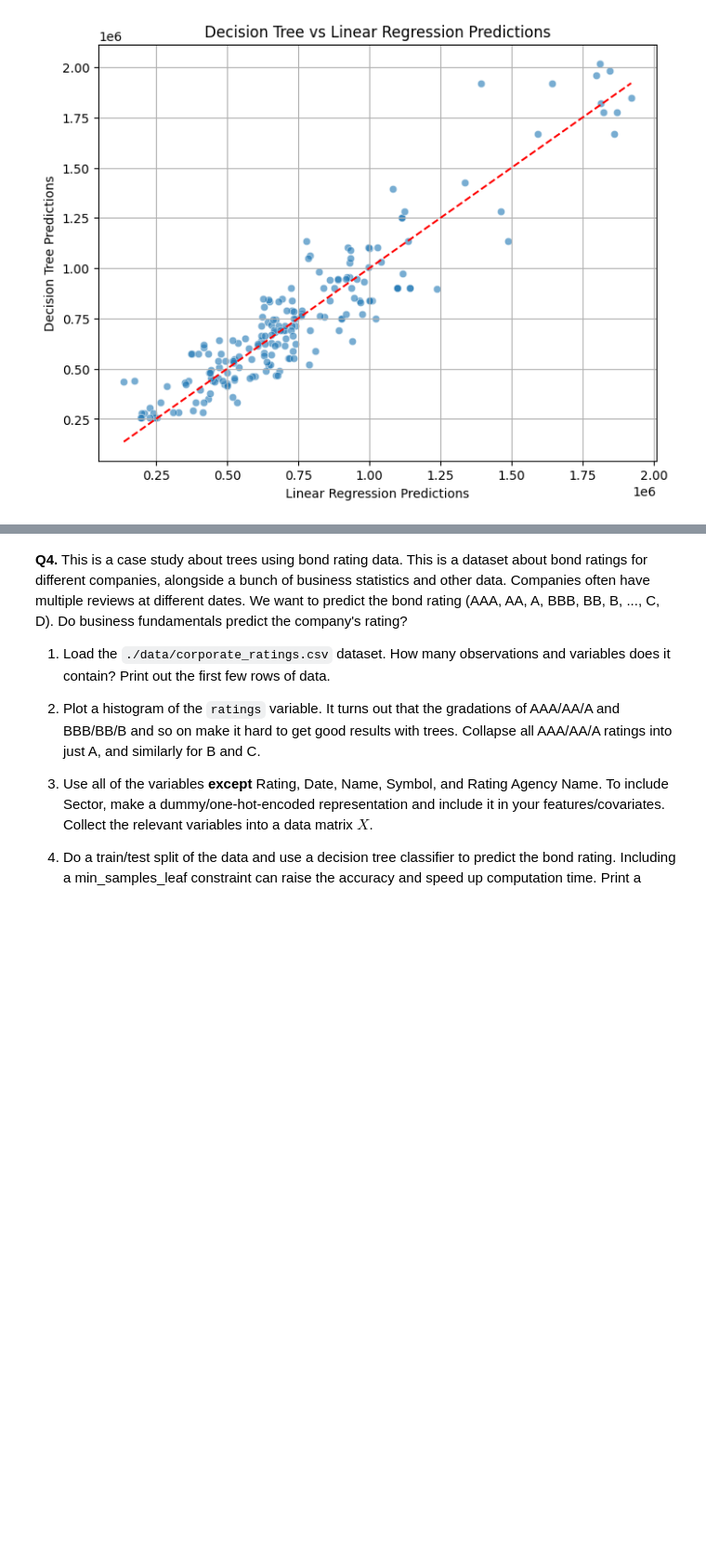
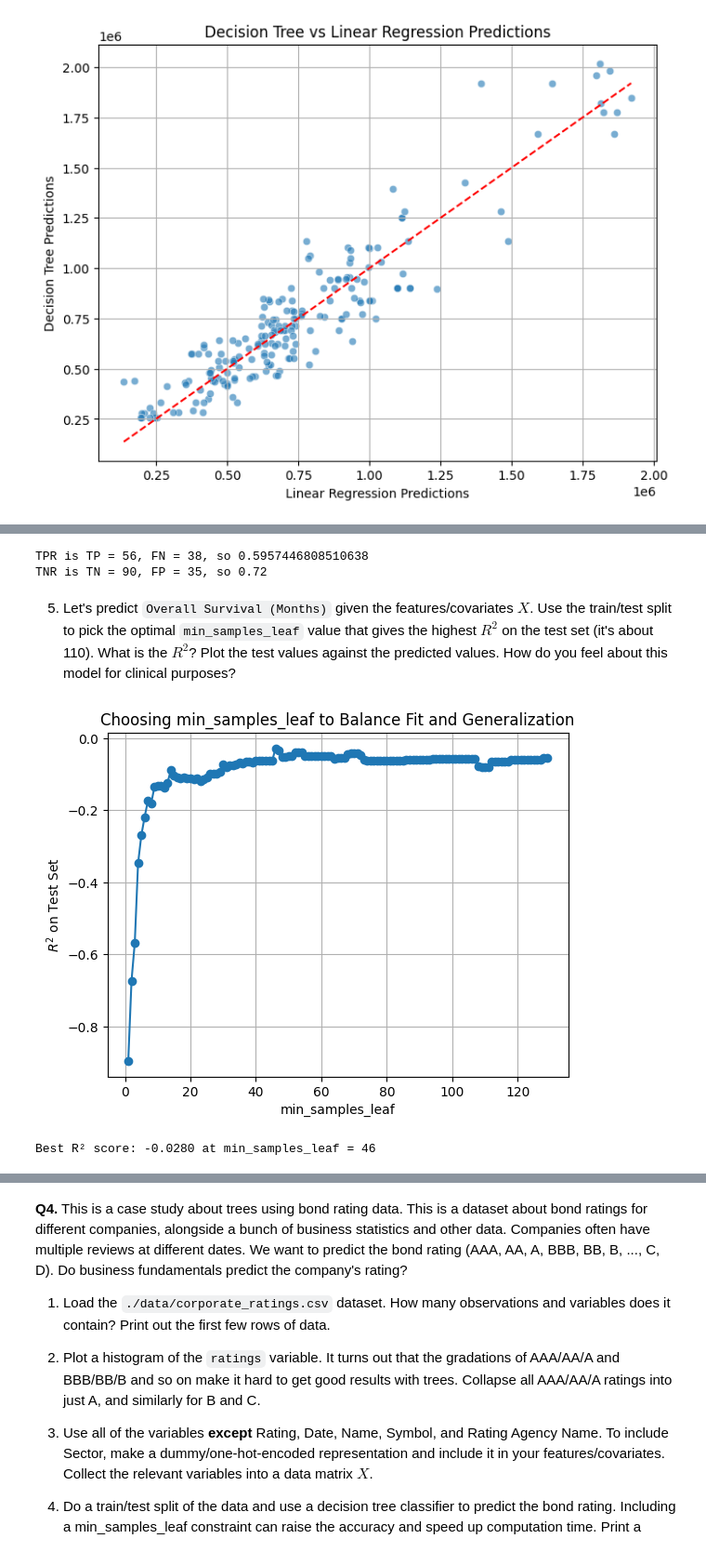
Before and after one commit to isaactabor21/trees, a Jupyter notebook: assignment/assignment.ipynb, the cells around one changed output, grey strips where cells are left out. Shown at 93% size. Cells and saved outputs as stored; diff of their text form; code cells hidden in the pictures; blank space fills up the shorter version.

```diff
--- a/assignment/assignment.ipynb
+++ b/assignment/assignment.ipynb
@@ -310,0 +374,47 @@ plt.show()
+# %%
+print(f"TPR is TP = 56, FN = 38, so {56/(56+38)}")
+print(f"TNR is TN = 90, FP = 35, so {90/(90+35)}")
+# %% [output]
+TPR is TP = 56, FN = 38, so 0.5957446808510638
+TNR is TN = 90, FP = 35, so 0.72
+# %% [markdown]
+
+
+
+
+
+
+
+5. Let's predict `Overall Survival (Months)` given the features/covariates $X$. Use the train/test split to pick the optimal `min_samples_leaf` value that gives the highest $R^2$ on the test set (it's about 110). What is the $R^2$? Plot the test values against the predicted values. How do you feel about this model for clinical purposes?
+# %%
+y = df['Overall Survival (Months)']
+X = pd.concat([dummies, numeric_vars], axis=1)
+X_train, X_test, y_train, y_test = train_test_split(X,y, # Feature and target variables
+                                                    test_size=.2, # Split the sample 80 train/ 20 test
+                                                                                              random_state=65)
+# %%
+# Used ChatGPT for this part.
+r2_scores = []  # Store R^2 for each leaf size
+
+# Try min_samples_leaf from 1 to 130
+for leaf_size in range(1, 130):
+    model = DecisionTreeRegressor(min_samples_leaf=leaf_size, random_state=11)
+    model.fit(X_train, y_train)
+    y_pred = model.predict(X_test)
+    r2 = r2_score(y_test, y_pred)
+    r2_scores.append(r2)
+
+# Plot the results
+plt.plot(range(1, 130), r2_scores, marker='o')
+plt.xlabel('min_samples_leaf')
+plt.ylabel('$R^2$ on Test Set')
+plt.title('Choosing min_samples_leaf to Balance Fit and Generalization')
+plt.grid(True)
+plt.show()
+
+best_r2 = max(r2_scores)
+best_leaf = r2_scores.index(best_r2) + 1  # Add 1 since range starts at 1
+print(f"Best R² score: {best_r2:.4f} at min_samples_leaf = {best_leaf}")
+# %% [output]
+[figure, added]
+Best R² score: -0.0280 at min_samples_leaf = 46
```
Also changed, not shown: parts of 15 cells of this notebook.
